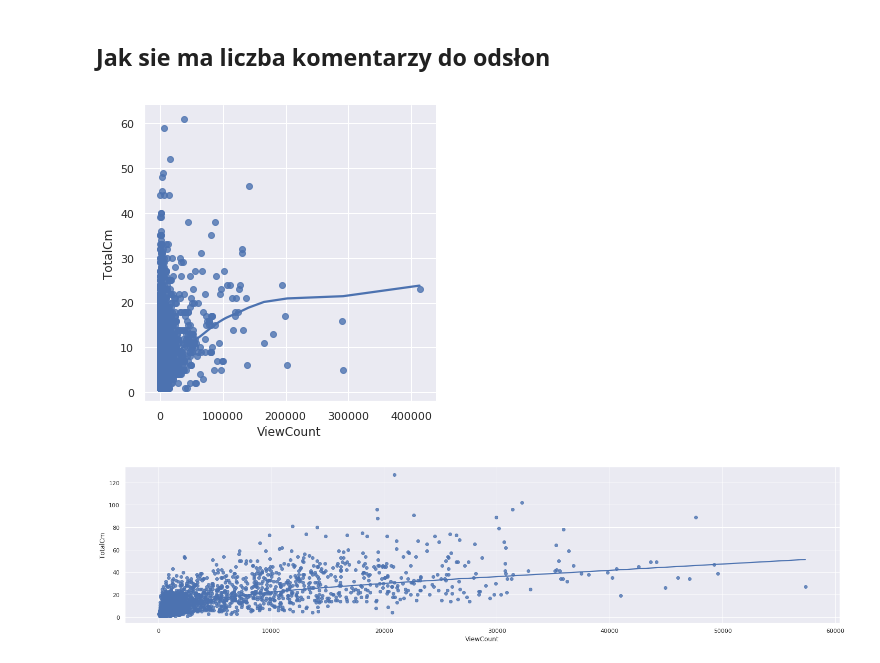
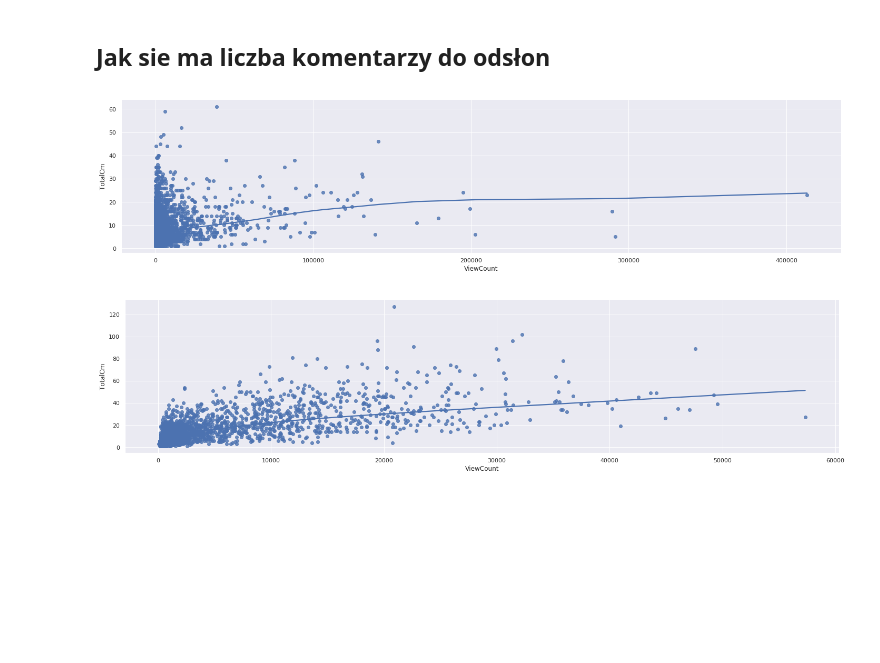
Before and after one commit to paldynaagata/StackExchangeWebsitesDataAnalysis, a Jupyter notebook: PADPY/data_analys.ipynb, the cells around one changed output. Saved outputs shown, nothing was run; the diff lists cells and outputs as text; code cells hidden in the pictures; blank space fills up the shorter version.

```diff
--- a/PADPY/data_analys.ipynb
+++ b/PADPY/data_analys.ipynb
@@ -55,32 +55,32 @@ import seaborn as sns
 # %%
 # Fitness
 
 xF = fitness["PostsF"].\
 loc[fitness["PostsF"].PostTypeId==1, \
     ["Id","ParentId", "CommentCount"]]
 yF = fitness["PostsF"].\
 loc[fitness["PostsF"].PostTypeId==2, \
     ["Id","ParentId", "CommentCount"]]
 
 zF = pd.merge(xF,yF,left_on="Id",right_on = "ParentId")
 
 u1F = zF.groupby("Id_x")["CommentCount_y"].sum().reset_index(drop=False)
 u2F=zF.groupby("Id_x").size().reset_index(drop=False)
 uF = pd.merge(u1F,u2F, on="Id_x").rename(index=str, columns={"Id_x":"Id_x", "CommentCount_y":"Tot",0:"n"})
 wF = pd.merge(uF,zF, on="Id_x").rename(index=str, columns={"Id_x":"Id",0:"n"})
 wF["TotalCm"]=wF["Tot"]+wF["n"]+wF["CommentCount_x"]
 QuestionsComViewF = pd.merge(wF, fitness["PostsF"],on="Id").loc[:,["Id","TotalCm","ViewCount" ]].\
 drop_duplicates().reset_index(drop=True)
 
 QuestionsComViewF.to_csv("dane_posrednie/q3/QuestionsComViewF.csv", sep='\t')
 
 # teraz wykres
-plt = sns.lmplot(x="ViewCount", y="TotalCm", data=QuestionsComViewF,
+plt = sns.lmplot(x="ViewCount", y="TotalCm", data=QuestionsComViewF,height=5,aspect=4,
            lowess=True);
 plt
 plt.savefig("wykresy/q3/fitness.png")
 # %% [output]
-[figure, old version]
+[figure, new version]
 # %%
 # Interpersonal
 xI = interpersonal["PostsI"].\
```
Also changed, not shown: 4 other files.
